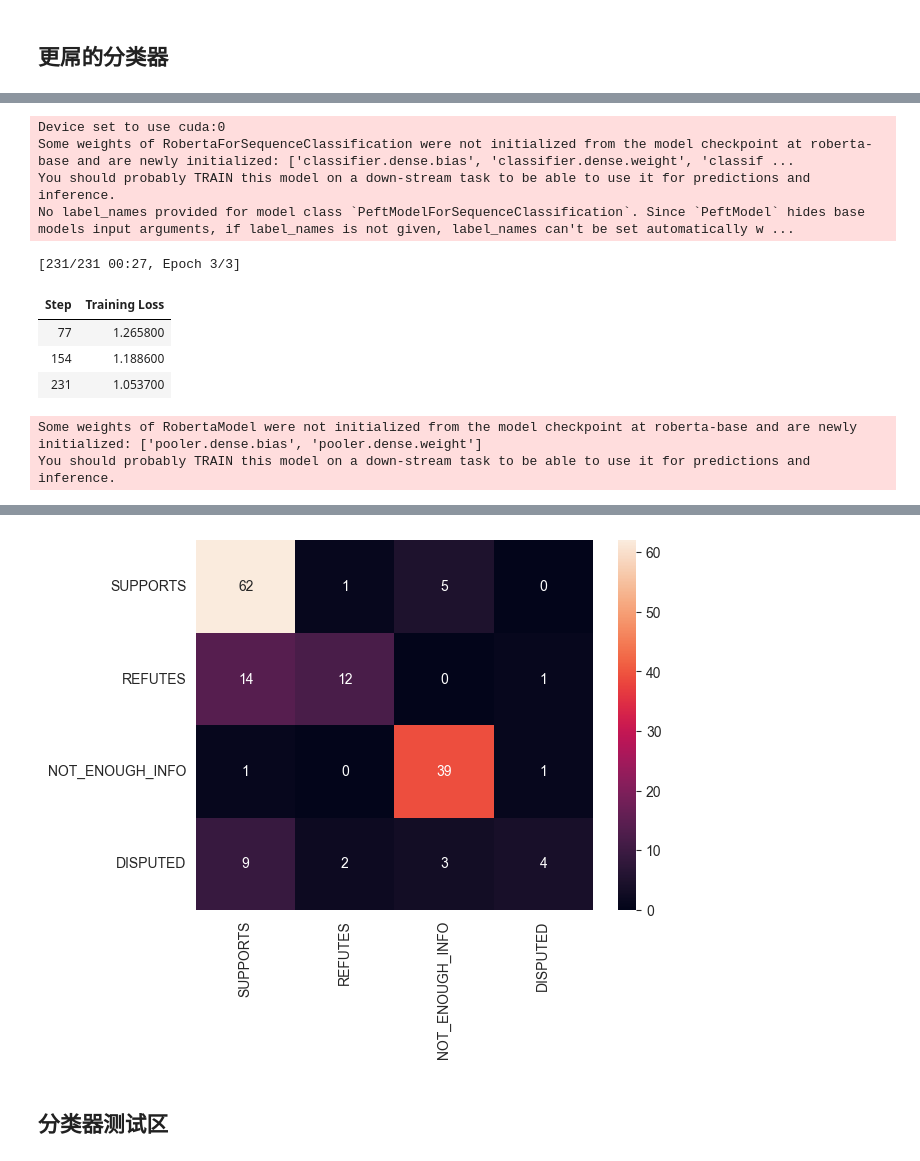
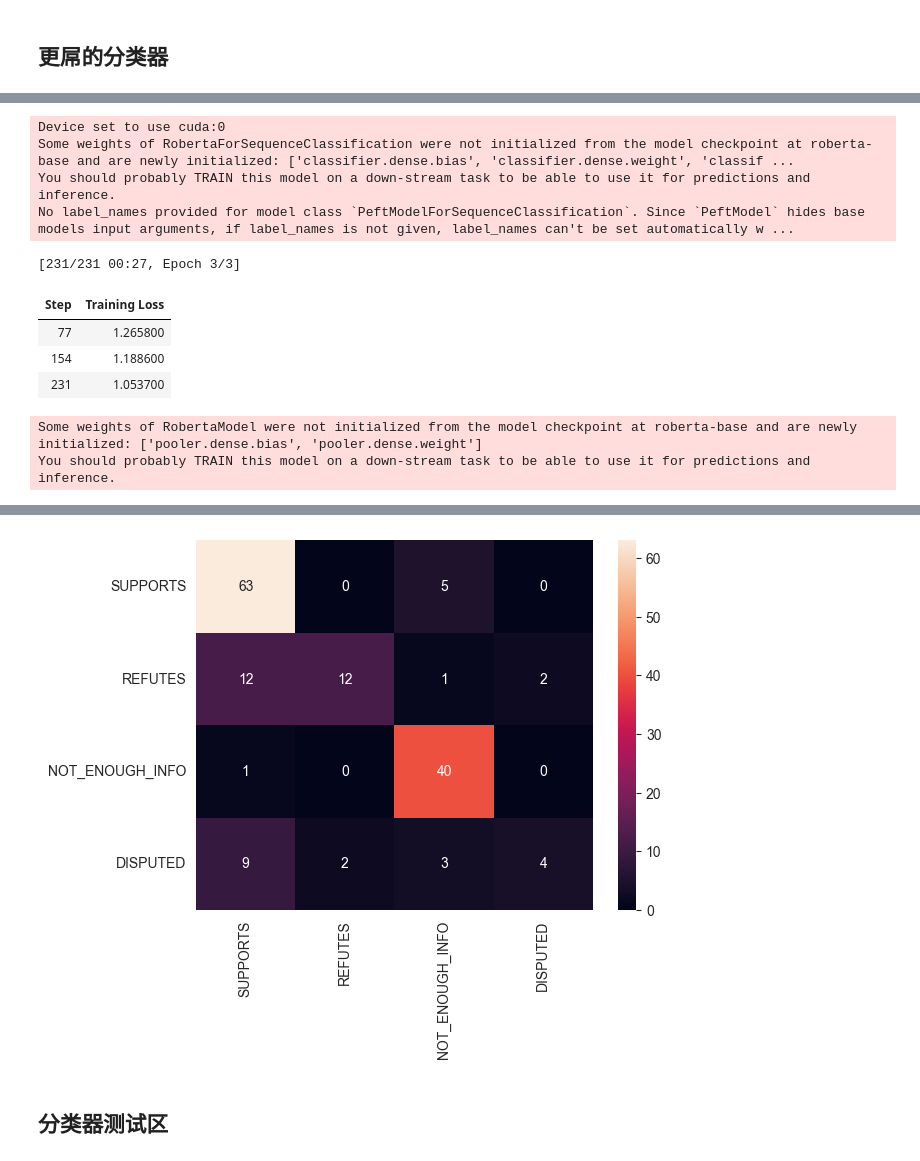
Before and after one commit to WeihaoLi-Tom/NLP_PRJ, a Jupyter notebook: 58_COMP90042_Project_2025.ipynb, the cells around one changed output, grey strips where cells are left out. Drawn from its saved outputs; the diff is of its cells as text; code cells hidden in the pictures.

```diff
--- a/58_COMP90042_Project_2025.ipynb
+++ b/58_COMP90042_Project_2025.ipynb
@@ -904,7 +904,7 @@ from imblearn.over_sampling import SMOTE
 
 
 MODEL_NAME    = "roberta-base"
-ZS_MODEL      = "facebook/bart-large-mnli"
+ZS_MODEL      = "microsoft/deberta-v2-xlarge-mnli"
 DEVICE        = torch.device("cuda" if torch.cuda.is_available() else "cpu")
 ZS_DEVICE_IDX = 0 if DEVICE.type=="cuda" else -1
 LABEL_MAP     = {"SUPPORTS":0,"REFUTES":1,"NOT_ENOUGH_INFO":2,"DISPUTED":3}
@@ -1093,12 +1093,22 @@ def extract_zs_features(claims, evids, zs_pipe, labels, batch_size=16):
     return np.array(feats, dtype=np.float32)
 
 
+from sklearn.utils.class_weight import compute_class_weight
+
 def train_advanced_ensemble(Xb, Xm, Xzs, y, lora_tok, lora_model):
 
     scaler = StandardScaler().fit(Xm)
     Xm_s   = scaler.transform(Xm)
 
+
     Xc     = np.hstack([Xb, Xm_s, Xzs])
+
+
+    classes      = np.unique(y)
+    cw_array     = compute_class_weight("balanced", classes=classes, y=y)
+    class_weights = dict(zip(classes, cw_array))
+
+    sample_weight = np.array([class_weights[yy] for yy in y])
 
 
     xgb_b = xgb.XGBClassifier(
@@ -1106,46 +1116,73 @@ def train_advanced_ensemble(Xb, Xm, Xzs, y, lora_tok, lora_model):
         objective="multi:softprob", num_class=4,
         subsample=0.8, colsample_bytree=0.8, tree_method="hist",
         random_state=42
-    ).fit(Xb, y)
+    )
+    xgb_b.fit(Xb, y, sample_weight=sample_weight)
+
 
     lgb_m = lgb.LGBMClassifier(
         n_estimators=300, max_depth=7, learning_rate=0.05,
         num_leaves=64, subsample=0.8, colsample_bytree=0.8,
-        class_weight="balanced", random_state=42
-    ).fit(Xm_s, y)
+        class_weight=class_weights, random_state=42
+    )
+    lgb_m.fit(Xm_s, y)
+
+
+    min_w = sample_weight.min()
+    counts = np.round(sample_weight / min_w).astype(int)
+
+
+    Xc_rep = np.vstack([
+        np.repeat(Xc[i:i+1], counts[i], axis=0)
+        for i in range(len(y))
+    ])
+    y_rep = np.hstack([
+        np.repeat(y[i], counts[i])
+        for i in range(len(y))
+    ])
+
 
     mlp = MLPClassifier(
         hidden_layer_sizes=(512,256,128),
-        activation="relu", solver="adam",
-        max_iter=300, random_state=42
-    ).fit(Xc, y)
+        activation="relu",
+        solver="adam",
+        max_iter=300,
+        random_state=42
+    )
+    mlp.fit(Xc_rep, y_rep)
+
+
+
 
     xgb_m = xgb.XGBClassifier(
         n_estimators=200, max_depth=5, learning_rate=0.1,
         subsample=0.7, colsample_bytree=0.7,
         objective="multi:softprob", num_class=4,
         random_state=43
-    ).fit(Xm_s, y)
+    )
+    xgb_m.fit(Xm_s, y, sample_weight=sample_weight)
 
 
-    stack = None
-    try:
-        bases = [
-            ("lgb", lgb.LGBMClassifier(n_estimators=100, random_state=42)),
-            ("xgb", xgb.XGBClassifier(n_estimators=100, random_state=42))
-        ]
-        meta  = LogisticRegression(C=1.0,
-                                   class_weight="balanced",
-                                   max_iter=1000,
-                                   random_state=42)
-        stack = StackingClassifier(
-            estimators=bases,
-            final_estimator=meta,
-            cv=3, n_jobs=-1
-        )
-        stack.fit(Xc, y)
-    except Exception as e:
-        print(f"Stacking train failed: {e}")
+    bases = [
+        ("lgb", lgb.LGBMClassifier(
+            n_estimators=100, random_state=42,
+            class_weight=class_weights
+        )),
+        ("xgb", xgb.XGBClassifier(
+            n_estimators=100, random_state=42
+        ))
+    ]
+    meta  = LogisticRegression(
+        C=1.0, class_weight=class_weights,
+        max_iter=1000, random_state=42
+    )
+    stack = StackingClassifier(
+        estimators=bases,
+        final_estimator=meta,
+        cv=3, n_jobs=-1
+    )
+
+    stack.fit(Xc, y, sample_weight=sample_weight)
 
 
     return {
@@ -1345,4 +1382,4 @@ NOT_ENOUGH_INFO       0.83      0.95      0.89        41
-[figure, old version]
+[figure, new version]
 # %%
 !pip uninstall peft -y
 !pip install git+https://github.com/huggingface/peft.git
```
Also changed, not shown: parts of 2 cells of this notebook, 1 other file.
